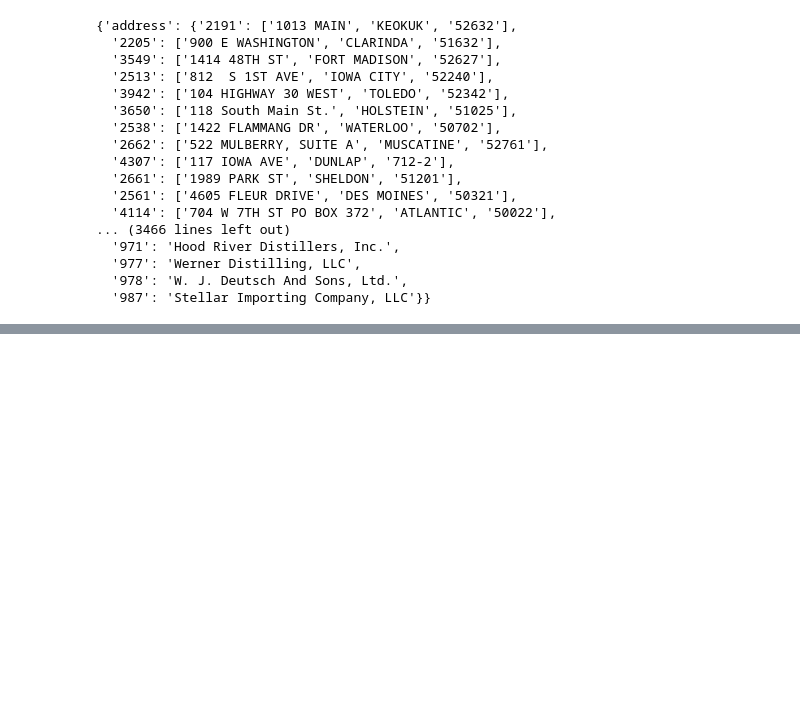
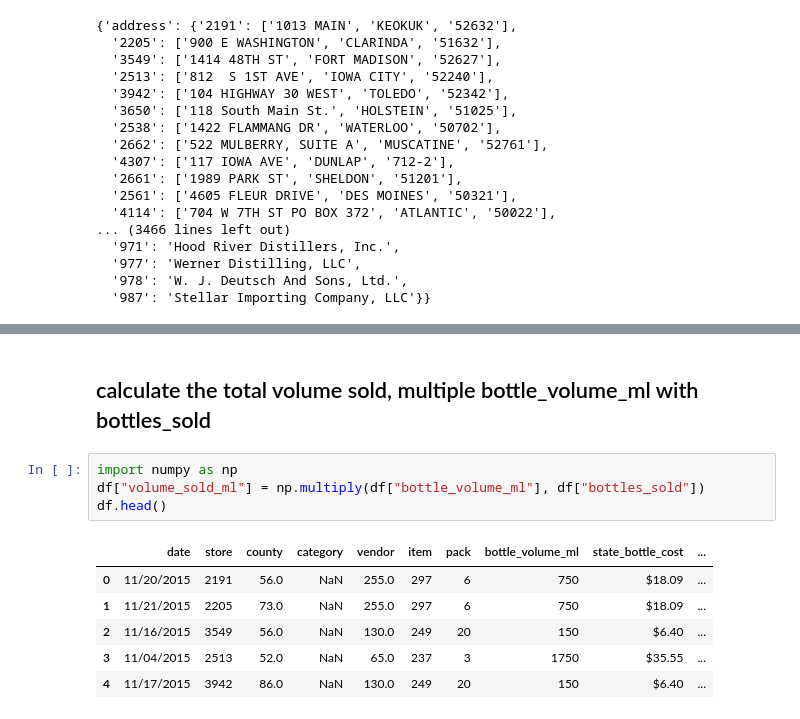
Before and after one commit to syedshabihhasan/IowaAlcoholSales, a Jupyter notebook: src/Notebooks/AlcoholSalesAnalysis.ipynb, the cells around one changed output, grey strips where cells are left out. Saved outputs shown, nothing was run; the diff lists cells and outputs as text; blank space fills up the shorter version.

```diff
--- a/src/Notebooks/AlcoholSalesAnalysis.ipynb
+++ b/src/Notebooks/AlcoholSalesAnalysis.ipynb
@@ -50,0 +64,13 @@ all_dict
+# %% [markdown]
+## calculate the total volume sold, multiple bottle_volume_ml with bottles_sold
+# %%
+import numpy as np
+df["volume_sold_ml"] = np.multiply(df["bottle_volume_ml"], df["bottles_sold"])
+df.head()
+# %% [output]
+|  | date | store | county | category | vendor | item | pack | bottle_volume_ml | state_bottle_cost | ... |
+| 0 | 11/20/2015 | 2191 | 56.0 | NaN | 255.0 | 297 | 6 | 750 | $18.09 | ... |
+| 1 | 11/21/2015 | 2205 | 73.0 | NaN | 255.0 | 297 | 6 | 750 | $18.09 | ... |
+| 2 | 11/16/2015 | 3549 | 56.0 | NaN | 130.0 | 249 | 20 | 150 | $6.40 | ... |
+| 3 | 11/04/2015 | 2513 | 52.0 | NaN | 65.0 | 237 | 3 | 1750 | $35.55 | ... |
+| 4 | 11/17/2015 | 3942 | 86.0 | NaN | 130.0 | 249 | 20 | 150 | $6.40 | ... |
```
Also changed, not shown: parts of 10 cells of this notebook.
